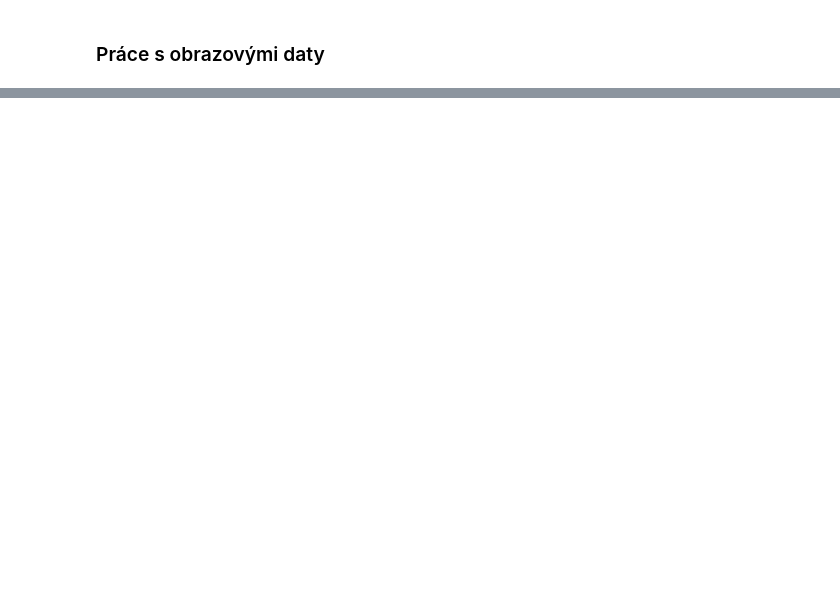
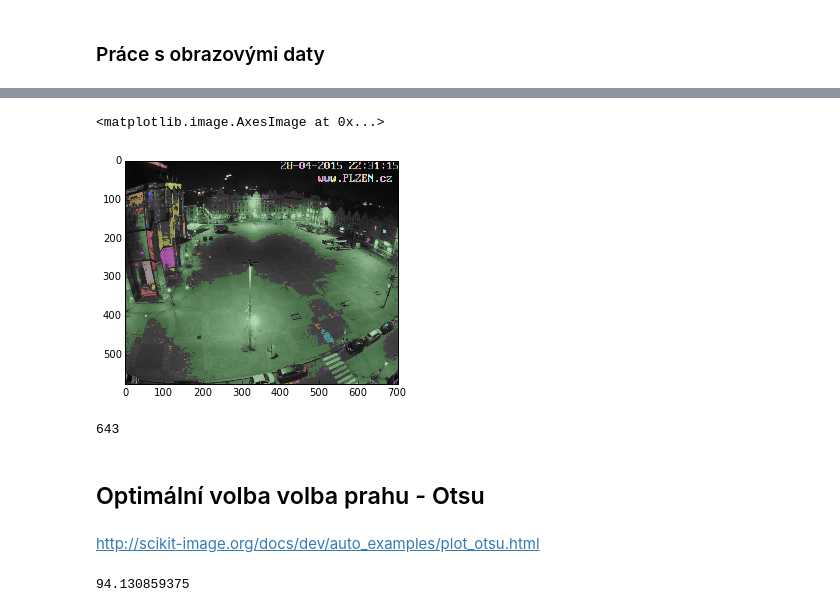
Before and after one commit to mjirik/ZDO, a Jupyter notebook: ZDO_short_tutor.ipynb, the cells around one changed output, grey strips where cells are left out. Drawn from its saved outputs; the diff is of its cells as text; code cells hidden in the pictures; blank space fills up the shorter version.

```diff
--- a/ZDO_short_tutor.ipynb
+++ b/ZDO_short_tutor.ipynb
@@ -95,0 +125,21 @@ URL = "http://uc452cam01-kky.fav.zcu.cz/snapshot.jpg"
+# %%
+# Barevne provedeni
+image_label_overlay = label2rgb(imlabel, image=np.uint8(img))
+plt.imshow(image_label_overlay)
+# %% [output]
+<matplotlib.image.AxesImage at 0x...>
+[figure, added]
+# %%
+# pocet labelu
+print np.max(imlabel)
+# %% [output]
+643
+# %% [markdown]
+## Optimální volba volba prahu - Otsu
+# %% [markdown]
+http://scikit-image.org/docs/dev/auto_examples/plot_otsu.html
+# %%
+thr = threshold_otsu(img)
+thr
+# %% [output]
+94.130859375
```
Also changed, not shown: parts of 19 cells of this notebook, 1 other file.
